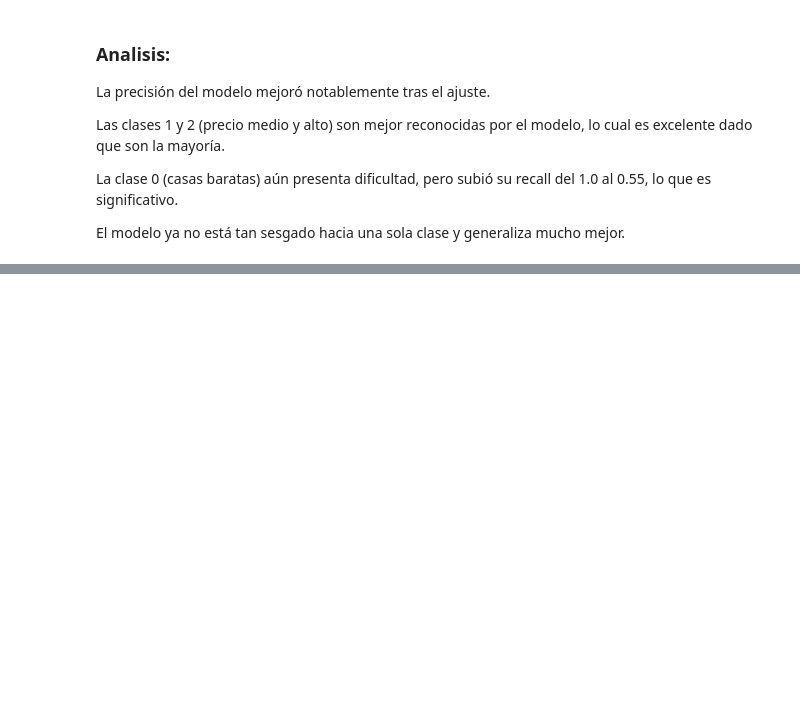
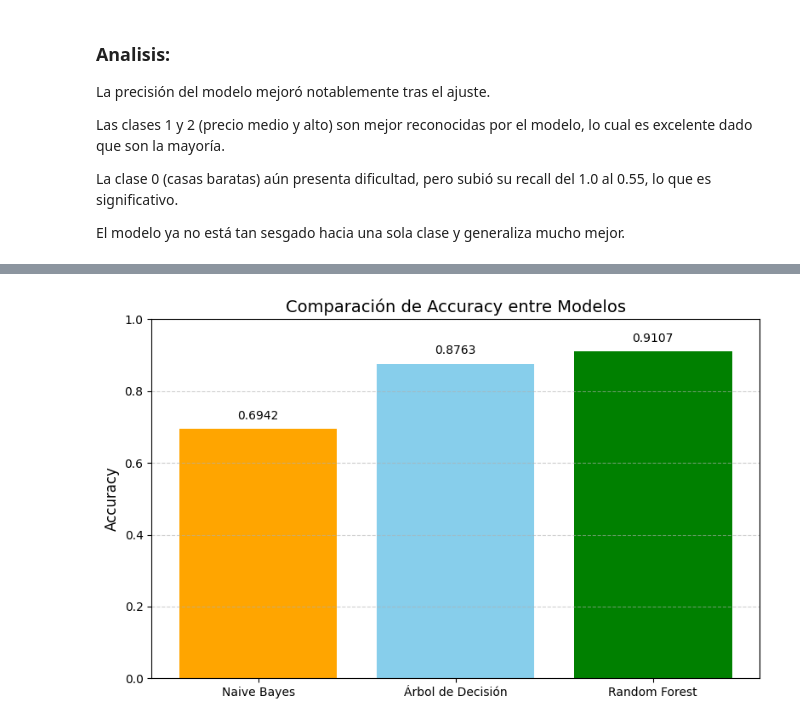
Before and after one commit to DiegoLinares11/Modelos-de-Regresion-Lineal, a Jupyter notebook: Entrega3/NaiveBayes.ipynb, the cells around one changed output, grey strips where cells are left out. Saved outputs shown, nothing was run; the diff lists cells and outputs as text; code cells hidden in the pictures; blank space fills up the shorter version.

```diff
--- a/Entrega3/NaiveBayes.ipynb
+++ b/Entrega3/NaiveBayes.ipynb
@@ -864,0 +942,23 @@ El tuning con GridSearchCV permitió encontrar un valor óptimo de suavizado par
+# %%
+# Modelos y resultados
+modelos = ['Naive Bayes', 'Árbol de Decisión', 'Random Forest']
+accuracies = [0.6942, 0.8763, 0.9107]
+colores = ['orange', 'skyblue', 'green']
+
+# Crear gráfica
+plt.figure(figsize=(8, 5))
+bars = plt.bar(modelos, accuracies, color=colores)
+plt.ylim(0, 1)
+plt.title("Comparación de Accuracy entre Modelos", fontsize=14)
+plt.ylabel("Accuracy", fontsize=12)
+plt.grid(axis='y', linestyle='--', alpha=0.6)
+
+# Añadir etiquetas en las barras
+for bar in bars:
+    altura = bar.get_height()
+    plt.text(bar.get_x() + bar.get_width()/2, altura + 0.02, f'{altura:.4f}', ha='center', va='bottom', fontsize=10)
+
+plt.tight_layout()
+plt.show()
+# %% [output]
+[figure, added]
```
Also changed, not shown: parts of 12 cells of this notebook.
